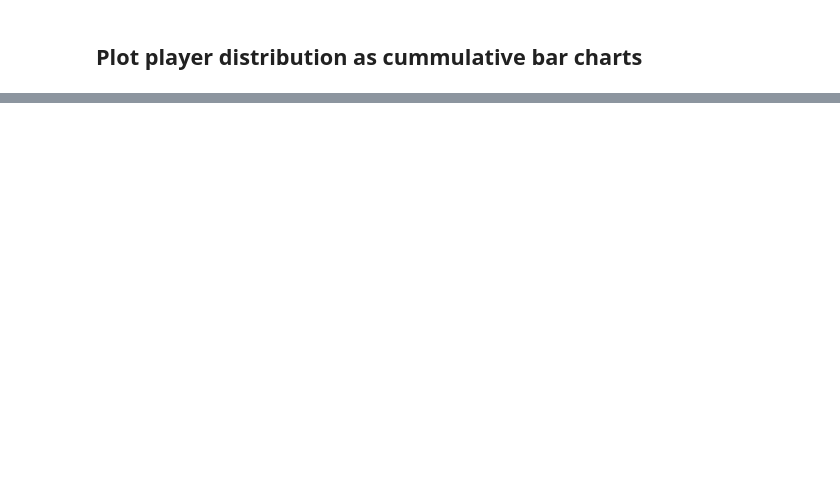
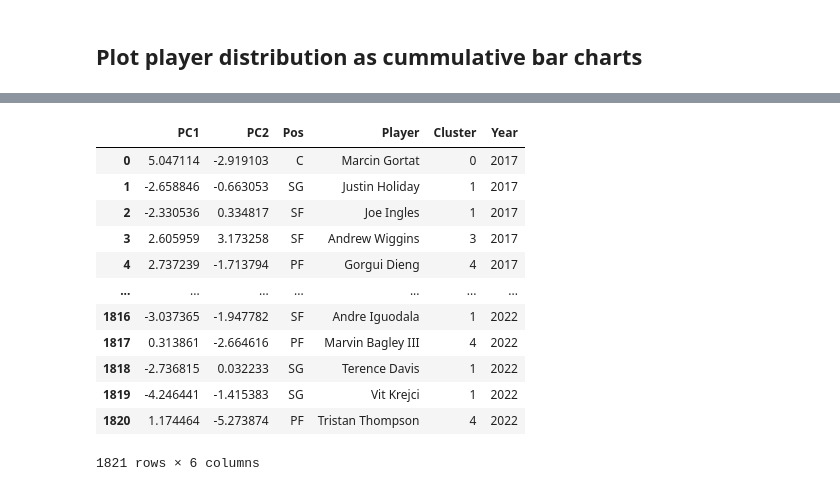
Before and after one commit to mibrahimfm/NBA-analysis, a Jupyter notebook: PlayerClustering.ipynb, the cells around one changed output, grey strips where cells are left out. Drawn from its saved outputs; the diff is of its cells as text; code cells hidden in the pictures; blank space fills up the shorter version.

Commit message:
Add cluster classification

```diff
--- a/PlayerClustering.ipynb
+++ b/PlayerClustering.ipynb
@@ -314,0 +311,18 @@ plot_position_distribution(position_percentages, CLUSTERS, True, "PlayerDistribu
+# %%
+pca_df['Year'] = [player[1] for player in pca_df['Player'].apply(lambda x: x.split(' - '))]
+pca_df['Player'] = [player[0] for player in pca_df['Player'].apply(lambda x: x.split(' - '))]
+pca_df
+# %% [output]
+|  | PC1 | PC2 | Pos | Player | Cluster | Year |
+| 0 | 5.047114 | -2.919103 | C | Marcin Gortat | 0 | 2017 |
+| 1 | -2.658846 | -0.663053 | SG | Justin Holiday | 1 | 2017 |
+| 2 | -2.330536 | 0.334817 | SF | Joe Ingles | 1 | 2017 |
+| 3 | 2.605959 | 3.173258 | SF | Andrew Wiggins | 3 | 2017 |
+| 4 | 2.737239 | -1.713794 | PF | Gorgui Dieng | 4 | 2017 |
+| ... | ... | ... | ... | ... | ... | ... |
+| 1816 | -3.037365 | -1.947782 | SF | Andre Iguodala | 1 | 2022 |
+| 1817 | 0.313861 | -2.664616 | PF | Marvin Bagley III | 4 | 2022 |
+| 1818 | -2.736815 | 0.032233 | SG | Terence Davis | 1 | 2022 |
+| 1819 | -4.246441 | -1.415383 | SG | Vit Krejci | 1 | 2022 |
+| 1820 | 1.174464 | -5.273874 | PF | Tristan Thompson | 4 | 2022 |
+1821 rows × 6 columns
```
Also changed, not shown: parts of 16 cells of this notebook, 17 other files.
